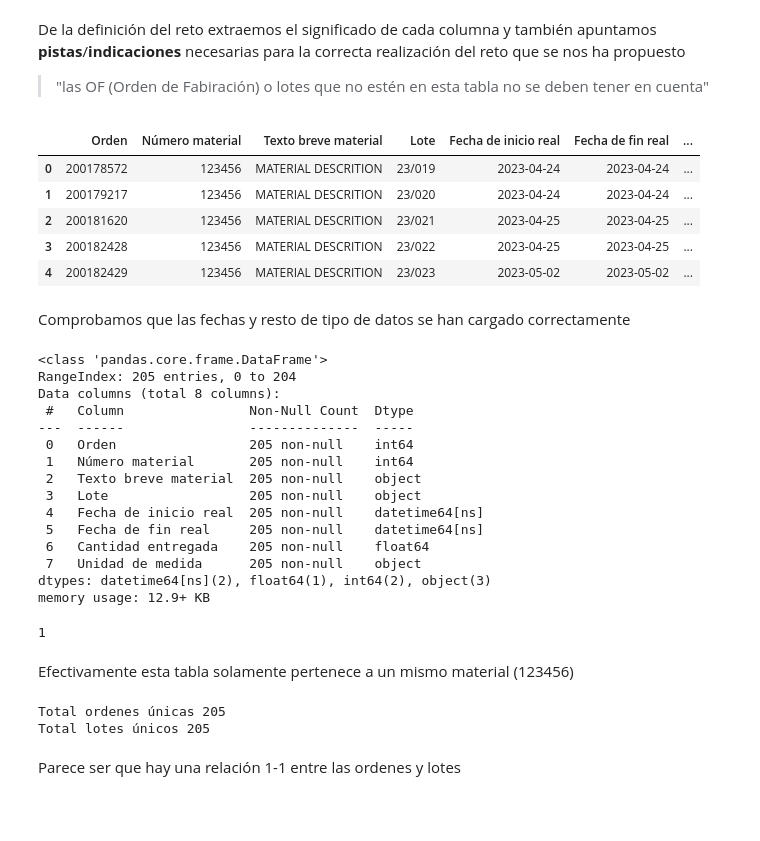
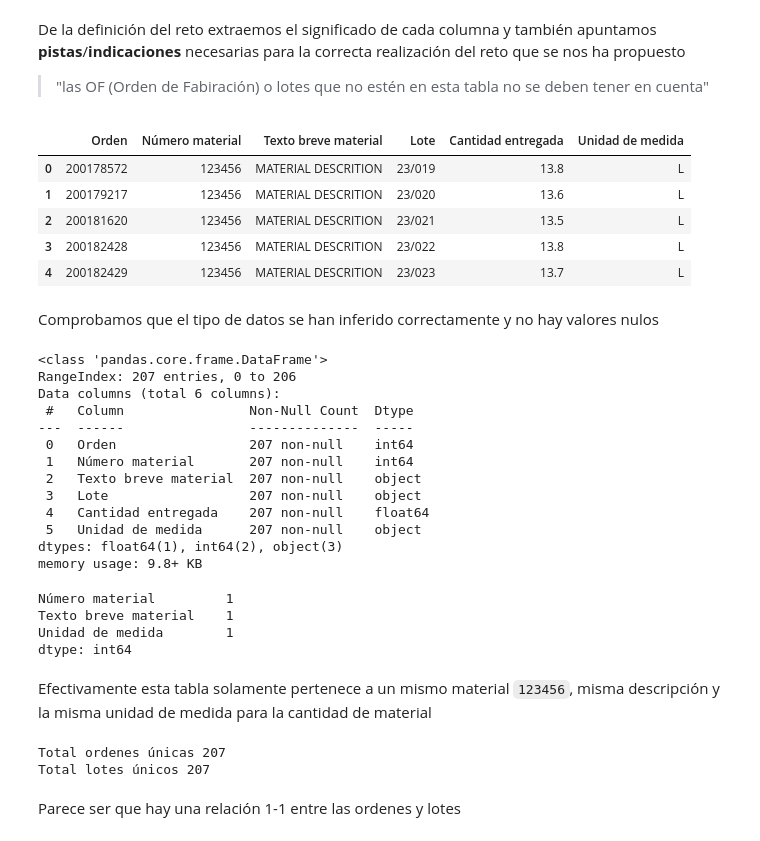
Before and after one commit to nikodyulger/datathon-los-forajidos, a Jupyter notebook: exploracion.ipynb, the cells around one changed output. Saved outputs shown, nothing was run; the diff lists cells and outputs as text; code cells hidden in the pictures; blank space fills up the shorter version.

Commit message:
correccion nuevos datos y celdas de datos/explicaciones

```diff
--- a/exploracion.ipynb
+++ b/exploracion.ipynb
@@ -13,50 +13,52 @@ De la definición del reto extraemos el significado de cada columna y también a
 
 > "las OF (Orden de Fabiración) o lotes que no estén en esta tabla no se deben tener en cuenta"
 # %%
-df_info_general = pd.read_excel('raw_data/OF 123456.xlsx', parse_dates=['Fecha de inicio real', 'Fecha de fin real'], engine='openpyxl')
+df_info_general = pd.read_excel('raw_data/OF 123456 v02.xlsx', engine='openpyxl')
 df_info_general.head(5)
 # %% [output]
-|  | Orden | Número material | Texto breve material | Lote | Fecha de inicio real | Fecha de fin real | ... |
-| 0 | 200178572 | 123456 | MATERIAL DESCRITION | 23/019 | 2023-04-24 | 2023-04-24 | ... |
-| 1 | 200179217 | 123456 | MATERIAL DESCRITION | 23/020 | 2023-04-24 | 2023-04-24 | ... |
-| 2 | 200181620 | 123456 | MATERIAL DESCRITION | 23/021 | 2023-04-25 | 2023-04-25 | ... |
-| 3 | 200182428 | 123456 | MATERIAL DESCRITION | 23/022 | 2023-04-25 | 2023-04-25 | ... |
-| 4 | 200182429 | 123456 | MATERIAL DESCRITION | 23/023 | 2023-05-02 | 2023-05-02 | ... |
+|  | Orden | Número material | Texto breve material | Lote | Cantidad entregada | Unidad de medida |
+| 0 | 200178572 | 123456 | MATERIAL DESCRITION | 23/019 | 13.8 | L |
+| 1 | 200179217 | 123456 | MATERIAL DESCRITION | 23/020 | 13.6 | L |
+| 2 | 200181620 | 123456 | MATERIAL DESCRITION | 23/021 | 13.5 | L |
+| 3 | 200182428 | 123456 | MATERIAL DESCRITION | 23/022 | 13.8 | L |
+| 4 | 200182429 | 123456 | MATERIAL DESCRITION | 23/023 | 13.7 | L |
 # %% [markdown]
-Comprobamos que las fechas y resto de tipo de datos se han cargado correctamente
+Comprobamos que el tipo de datos se han inferido correctamente y no hay valores nulos
 # %%
 df_info_general.info()
 # %% [output]
 <class 'pandas.core.frame.DataFrame'>
-RangeIndex: 205 entries, 0 to 204
-Data columns (total 8 columns):
+RangeIndex: 207 entries, 0 to 206
+Data columns (total 6 columns):
  #   Column                Non-Null Count  Dtype
 ---  ------                --------------  -----
- 0   Orden                 205 non-null    int64
- 1   Número material       205 non-null    int64
- 2   Texto breve material  205 non-null    object
- 3   Lote                  205 non-null    object
- 4   Fecha de inicio real  205 non-null    datetime64[ns]
- 5   Fecha de fin real     205 non-null    datetime64[ns]
- 6   Cantidad entregada    205 non-null    float64
- 7   Unidad de medida      205 non-null    object
-dtypes: datetime64[ns](2), float64(1), int64(2), object(3)
-memory usage: 12.9+ KB
+ 0   Orden                 207 non-null    int64
+ 1   Número material       207 non-null    int64
+ 2   Texto breve material  207 non-null    object
+ 3   Lote                  207 non-null    object
+ 4   Cantidad entregada    207 non-null    float64
+ 5   Unidad de medida      207 non-null    object
+dtypes: float64(1), int64(2), object(3)
+memory usage: 9.8+ KB
 # %%
-df_info_general['Número material'].nunique()
+df_info_general[['Número material', 'Texto breve material', 'Unidad de medida']].nunique()
 # %% [output]
-1
+Número material         1
+Texto breve material    1
+Unidad de medida        1
+dtype: int64
 # %% [markdown]
-Efectivamente esta tabla solamente pertenece a un mismo material (123456)
+Efectivamente esta tabla solamente pertenece a un mismo material `123456`, misma descripción y la misma unidad de medida para la cantidad de material
 # %%
+# Guardamos las ordenes y lotes para poder 'cruzar' con otras tablas
 ordenes = df_info_general['Orden'].unique()
 lotes = df_info_general['Lote'].unique()
 
 print(f"Total ordenes únicas {len(ordenes)}")
 print(f"Total lotes únicos {len(lotes)}")
 # %% [output]
-Total ordenes únicas 205
-Total lotes únicos 205
+Total ordenes únicas 207
+Total lotes únicos 207
 # %% [markdown]
 Parece ser que hay una relación 1-1 entre las ordenes y lotes
 # %% [markdown]
```
Also changed, not shown: parts of 49 cells of this notebook.
